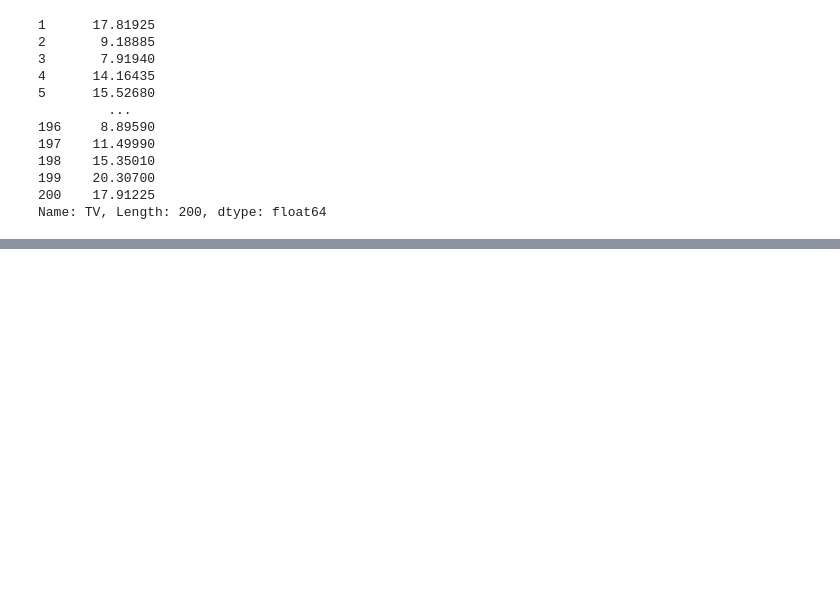
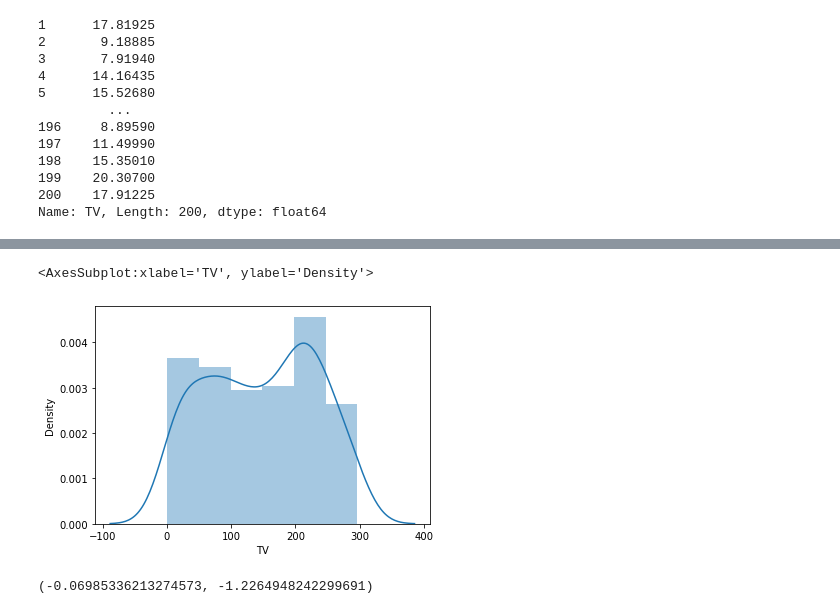
Before and after one commit to malfaroe/Framework, a Jupyter notebook: ImplementProjects/HTesting.ipynb, the cells around one changed output, grey strips where cells are left out. Saved outputs shown, nothing was run; the diff lists cells and outputs as text; code cells hidden in the pictures; blank space fills up the shorter version.

```diff
--- a/ImplementProjects/HTesting.ipynb
+++ b/ImplementProjects/HTesting.ipynb
@@ -140,0 +158,9 @@ Name: TV, Length: 200, dtype: float64
+# %%
+sns.distplot(df.TV)
+# %% [output]
+<AxesSubplot:xlabel='TV', ylabel='Density'>
+[figure, added]
+# %%
+df.TV.skew(), df.TV.kurt()
+# %% [output]
+(-0.06985336213274573, -1.2264948242299691)
```
Also changed, not shown: parts of 4 cells of this notebook, 4 other files.
